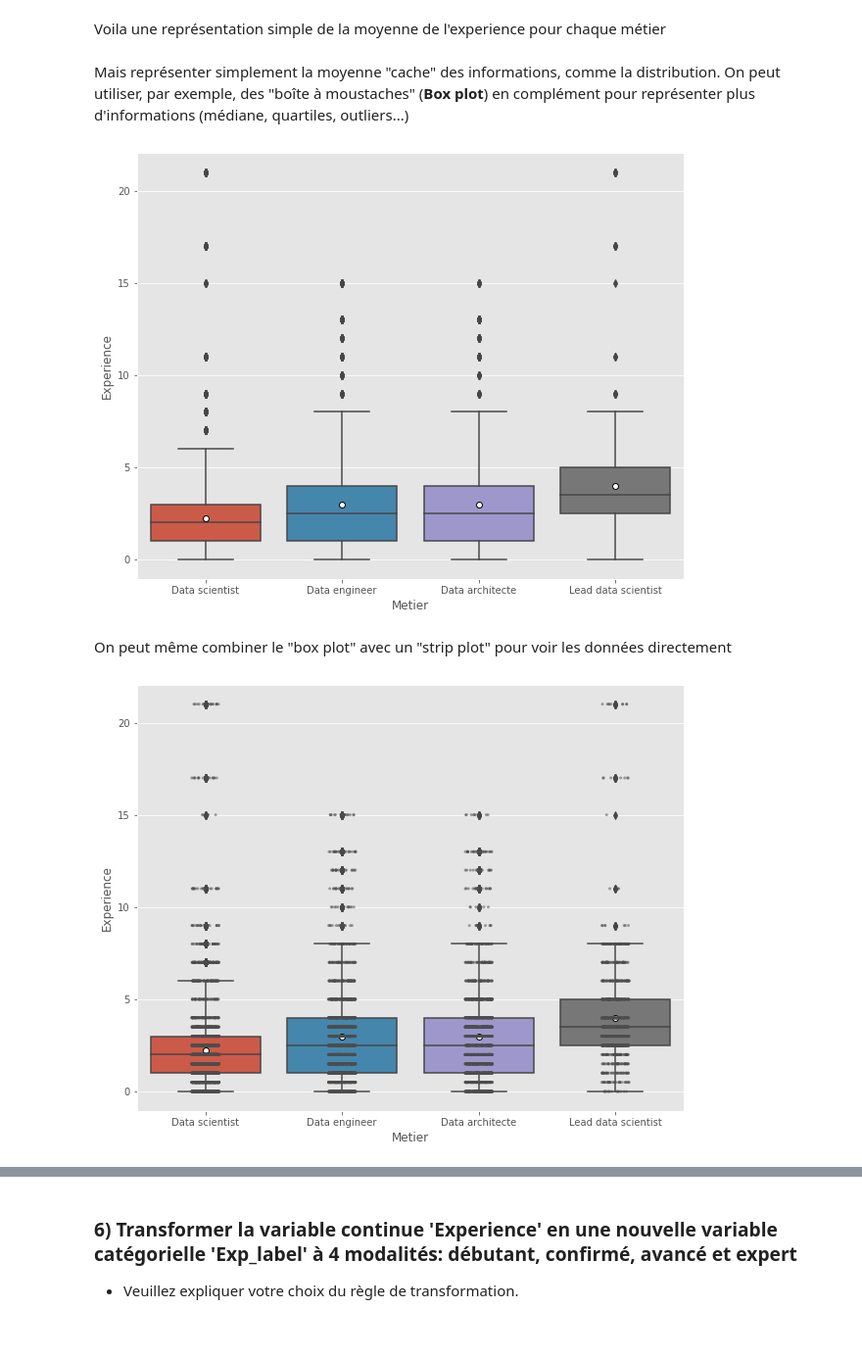
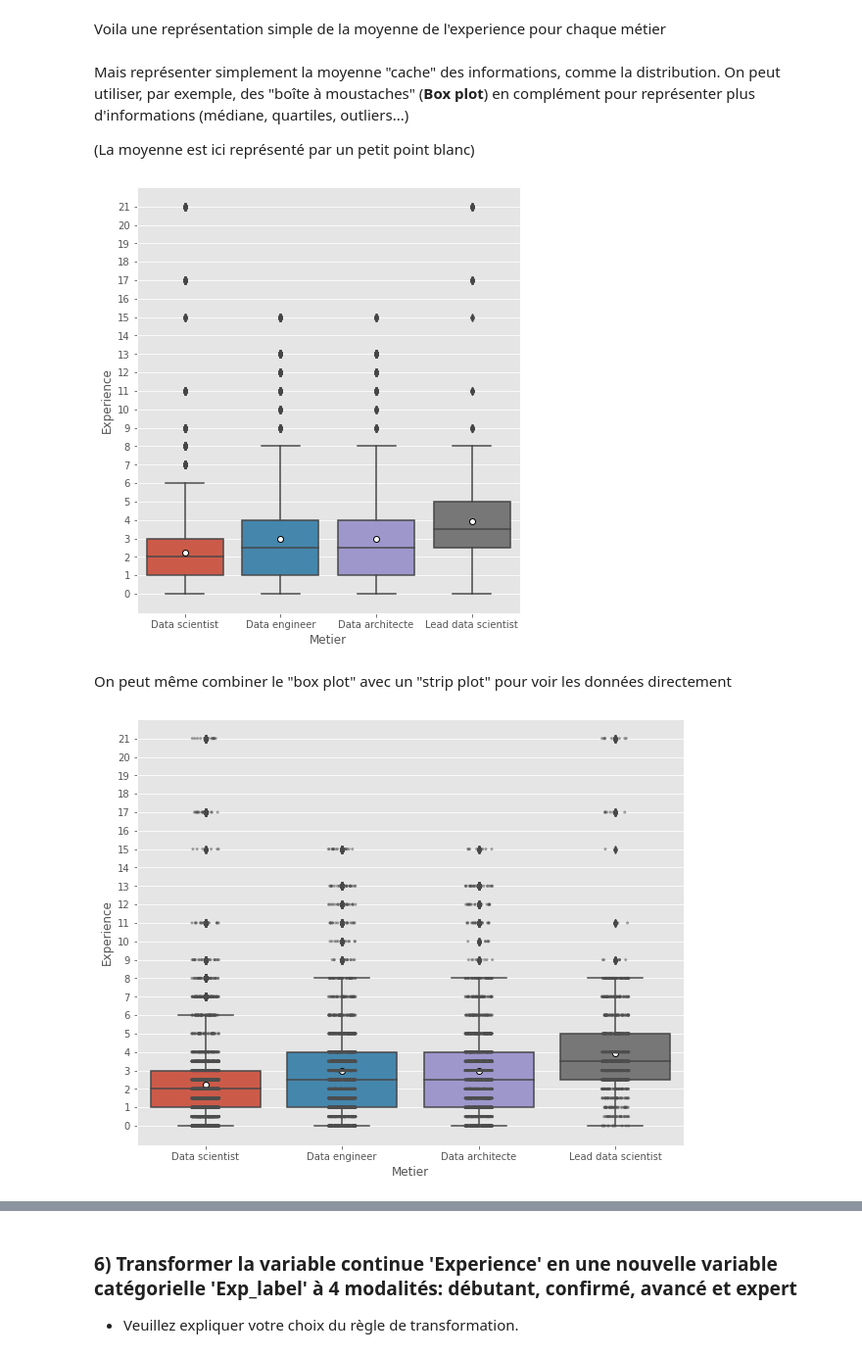
Before and after one commit to FlorianMuller/test-aquila, a Jupyter notebook: Test_Technique_ML.ipynb, the cells around one changed output, grey strips where cells are left out. Shown: that part at 98% size. Saved outputs shown, nothing was run; the diff lists cells and outputs as text; code cells hidden in the pictures.

```diff
--- a/Test_Technique_ML.ipynb
+++ b/Test_Technique_ML.ipynb
@@ -156,6 +167,6 @@ On remplace aussi les valeurs manquante dans `Experience` par la moyenne pour le
 # %%
 for metier in ["Data architecte", "Lead data scientist"]:
-    metier_mean = df_by_metier.get_group(metier)["Experience"].mean()
+    metier_mean = df_by_metier.get_group(metier)["Experience"].median()
     df.loc[(df["Metier"] == metier) & (df["Experience"].isna()), "Experience"] = metier_mean
 # %%
 get_exp_nan_by_metier_details()
@@ -191,13 +202,17 @@ plt.show()
 Voila une représentation simple de la moyenne de l'experience pour chaque métier
 # %% [markdown]
 Mais représenter simplement la moyenne "cache" des informations, comme la distribution. On peut utiliser, par exemple, des "boîte à moustaches" (**Box plot**) en complément pour représenter plus d'informations (médiane, quartiles, outliers...)
+
+(La moyenne est ici représenté par un petit point blanc)
 # %%
-fig, ax = plt.subplots(figsize=(10, 8))
+fig, ax = plt.subplots(figsize=(7, 8))
 sns.boxplot(x="Metier", y="Experience", data=df, showmeans=True, meanprops={"marker": "o", "markerfacecolor":"white", "markeredgecolor": "black"},
             order=["Data scientist", "Data engineer", "Data architecte", "Lead data scientist"], ax=ax)
+
+ax.set_yticks(np.arange(0, df["Experience"].max() + 1, 1))
 plt.show()
 # %% [output]
-[figure, old version]
+[figure, new version]
 # %% [markdown]
 On peut même combiner le "box plot" avec un "strip plot" pour voir les données directement
 # %%
@@ -206,6 +221,8 @@ sns.boxplot(x="Metier", y="Experience", data=df, showmeans=True, meanprops={"mar
             order=["Data scientist", "Data engineer", "Data architecte", "Lead data scientist"], ax=ax)
 sns.stripplot(x="Metier", y="Experience", data=df, color=".3", alpha=0.5, size=3,
             order=["Data scientist", "Data engineer", "Data architecte", "Lead data scientist"], ax=ax)
+
+ax.set_yticks(np.arange(0, df["Experience"].max() + 1, 1))
 plt.show()
 # %% [output]
-[figure, old version]
+[figure, new version]
```
Also changed, not shown: parts of 107 cells of this notebook, 1 other file.
